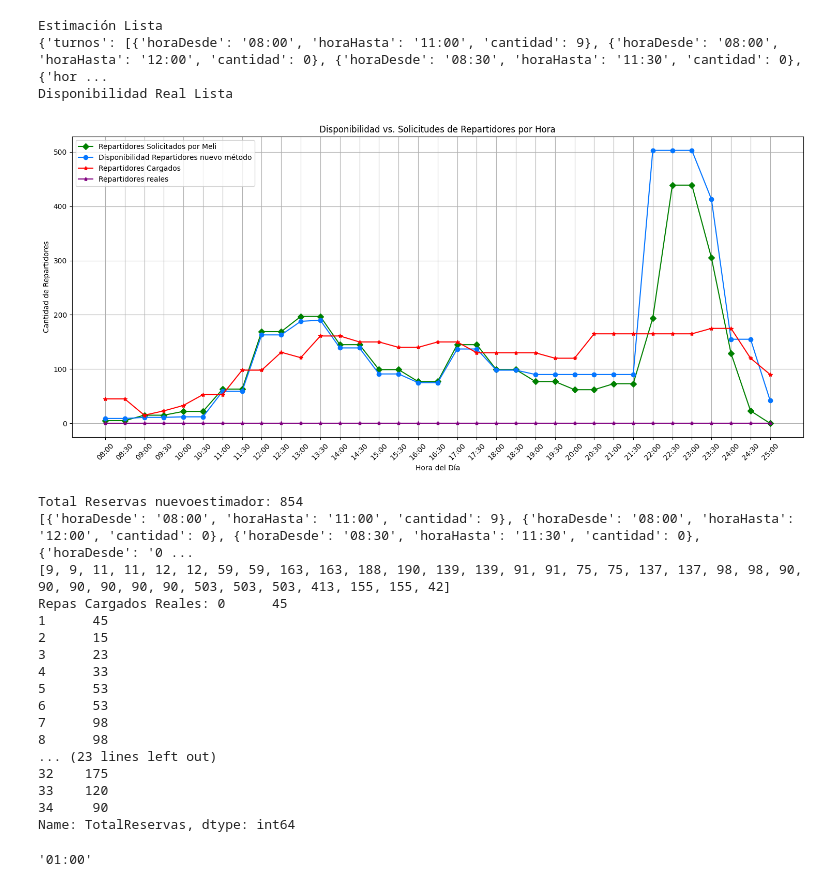
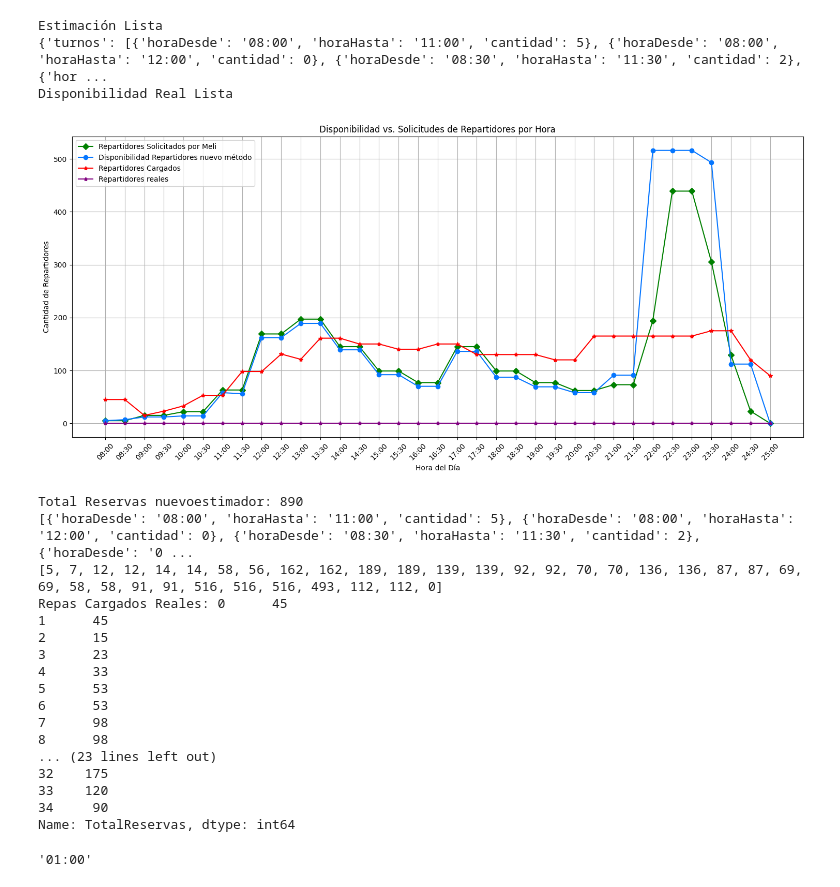
Before and after one commit to gastonmichelotti/EstimadorODS, a Jupyter notebook: TestMeli.ipynb, the cells around one changed output. Cells and saved outputs as stored; diff of their text form; code cells hidden in the pictures.

```diff
--- a/TestMeli.ipynb
+++ b/TestMeli.ipynb
@@ -9,7 +9,7 @@ from QueryReservasxHora import generarQuery
 import math
 
 
-def Estimar2(fecha, incremento_pct=0, incremento_pct_meli=50, inicio_incremento_meli=29):
+def Estimar2(fecha, incremento_pct=0, incremento_pct_meli=50, inicio_incremento_meli=27):
     class Reserva:
         def __init__(self, horaDesde, horaHasta):
             self.horaDesde = horaDesde
@@ -209,40 +209,40 @@ def graficar_resultados(resultado, reales, resultadooriginal = None):
 
 
 
-def revisionMeli(fecha, aumento = 0, aumentoDemanda = 0, aumentoDesde = 0, verbose = True):
+def revisionMeli(fecha, aumento = 0, aumentoDemanda = 50, aumentoDesde = 27, verbose = True):
 
     estimacion = Estimar2(fecha, aumento, aumentoDemanda,aumentoDesde)
     # estimacionVieja = Estimar3(fecha,4,  aumento, aumentoDemanda,aumentoDesde)
     if verbose == True:
         print("Estimación Lista")
         print(estimacion)
 
     # estimacion_original = Estimar2(fecha, duracion, 0, 0, 0)
     # if verbose == True:
     #     print("Estimación no fixeada Lista")
 
     reales = RepasReales(fecha)
     if verbose == True:
         print("Disponibilidad Real Lista")
 
     graficar_resultados(estimacion,reales)
     print( "Total Reservas nuevoestimador:" ,estimacion["totalReservas"])
     # print("Total Reservas vijeas:", estimacionVieja["totalReservas"])
     print(estimacion["turnos"])
     print(estimacion["disponibilidadFinal"])
     print("Repas Cargados Reales:", reales["TotalReservas"])
 
     return estimacion
 
 revision = revisionMeli('23/08', 0, 50, 27)
 # %% [output]
 Estimación Lista
-{'turnos': [{'horaDesde': '08:00', 'horaHasta': '11:00', 'cantidad': 9}, {'horaDesde': '08:00', 'horaHasta': '12:00', 'cantidad': 0}, {'horaDesde': '08:30', 'horaHasta': '11:30', 'cantidad': 0}, {'hor ...
+{'turnos': [{'horaDesde': '08:00', 'horaHasta': '11:00', 'cantidad': 5}, {'horaDesde': '08:00', 'horaHasta': '12:00', 'cantidad': 0}, {'horaDesde': '08:30', 'horaHasta': '11:30', 'cantidad': 2}, {'hor ...
 Disponibilidad Real Lista
-[figure, old version]
+[figure, new version]
-Total Reservas nuevoestimador: 854
-[{'horaDesde': '08:00', 'horaHasta': '11:00', 'cantidad': 9}, {'horaDesde': '08:00', 'horaHasta': '12:00', 'cantidad': 0}, {'horaDesde': '08:30', 'horaHasta': '11:30', 'cantidad': 0}, {'horaDesde': '0 ...
-[9, 9, 11, 11, 12, 12, 59, 59, 163, 163, 188, 190, 139, 139, 91, 91, 75, 75, 137, 137, 98, 98, 90, 90, 90, 90, 90, 90, 503, 503, 503, 413, 155, 155, 42]
+Total Reservas nuevoestimador: 890
+[{'horaDesde': '08:00', 'horaHasta': '11:00', 'cantidad': 5}, {'horaDesde': '08:00', 'horaHasta': '12:00', 'cantidad': 0}, {'horaDesde': '08:30', 'horaHasta': '11:30', 'cantidad': 2}, {'horaDesde': '0 ...
+[5, 7, 12, 12, 14, 14, 58, 56, 162, 162, 189, 189, 139, 139, 92, 92, 70, 70, 136, 136, 87, 87, 69, 69, 58, 58, 91, 91, 516, 516, 516, 493, 112, 112, 0]
 Repas Cargados Reales: 0      45
 1      45
 2      15
```
